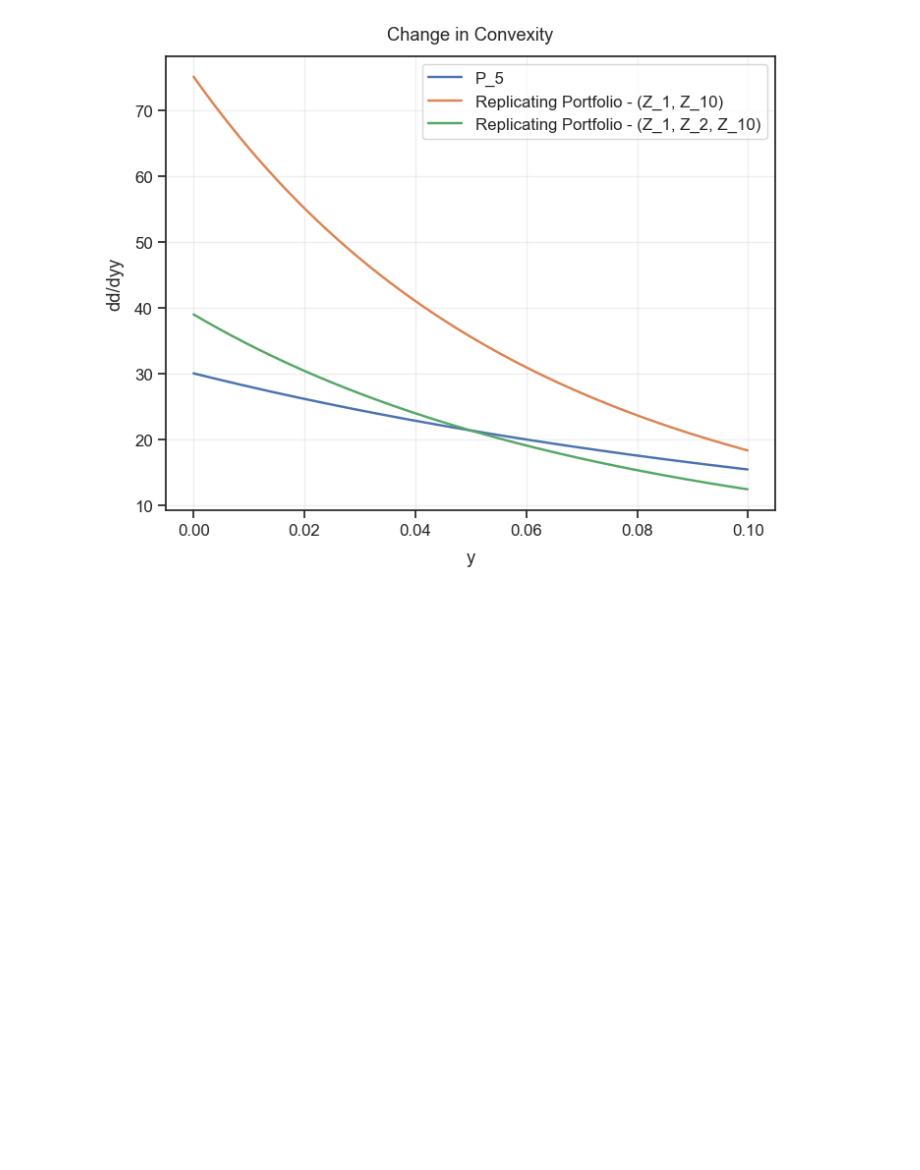
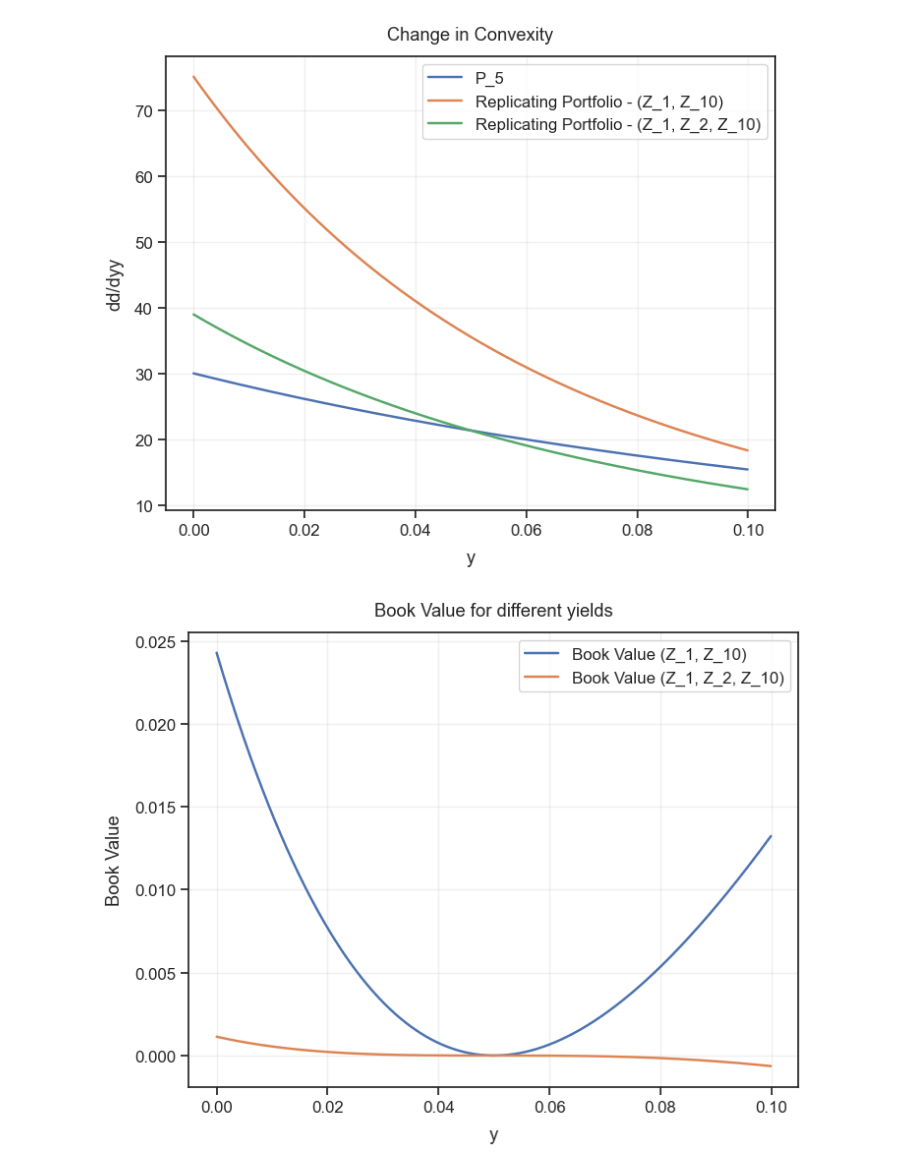
Before and after one commit to ChrisJMolloy/Bond-Duration, a Jupyter notebook: zeros.ipynb, the cells around one changed output. Drawn from its saved outputs; the diff is of its cells as text; code cells hidden in the pictures; blank space fills up the shorter version.

```diff
--- a/zeros.ipynb
+++ b/zeros.ipynb
@@ -349,3 +368,15 @@ plt.title("Change in Convexity")
 plt.show()
 # %% [output]
 [figure]
+# %%
+book_v_1_2_10 = R_1_2_10_change - Z_5_change
+# %%
+plt.plot(yields, book_v_1_10, label = "Book Value (Z_1, Z_10)")
+plt.plot(yields, book_v_1_2_10, label = "Book Value (Z_1, Z_2, Z_10)")
+plt.legend()
+plt.xlabel("y")
+plt.ylabel("Book Value")
+plt.title("Book Value for different yields")
+plt.show()
+# %% [output]
+[figure, added]
```
Also changed, not shown: parts of 7 cells of this notebook, 3 other files.
